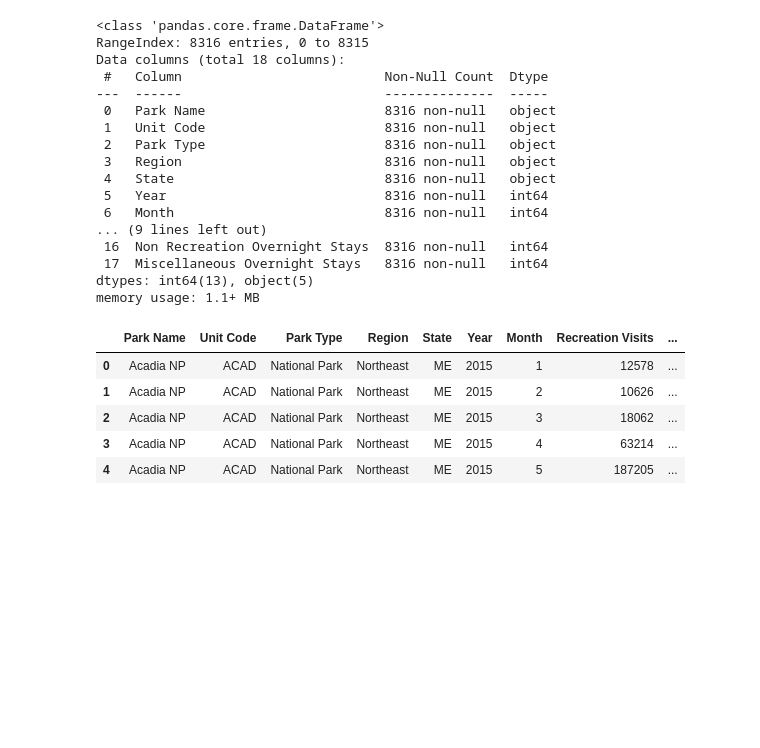
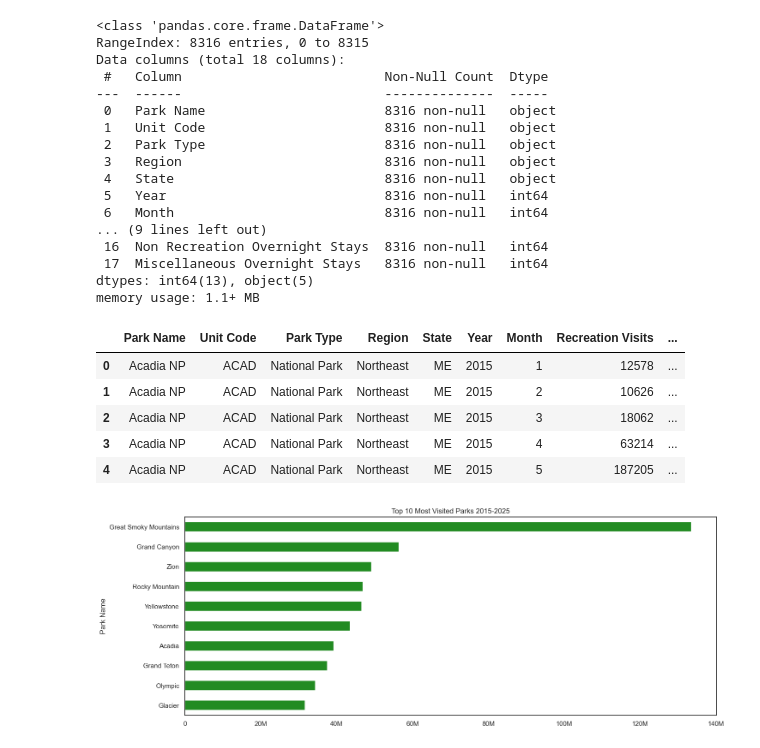
Before and after one commit to andreaycaceres/national-park-crowding-analysis, a Jupyter notebook: notebooks/visitation_data.ipynb, the cells around one changed output. Saved outputs shown, nothing was run; the diff lists cells and outputs as text; code cells hidden in the pictures; blank space fills up the shorter version.

Commit message:
finished intro, working on plots

```diff
--- a/notebooks/visitation_data.ipynb
+++ b/notebooks/visitation_data.ipynb
@@ -94,3 +97,18 @@ memory usage: 1.1+ MB
 # %%
 clean_visits = visits
 clean_visits.to_csv('../data/clean/visitation_data_clean.csv', index=False)
+# %%
+#top 10 parks by visitation numbers
+sns.set_theme(style="white", palette="Greens")
+park_vis = clean_visits.groupby('Park Name')['Recreation Visits'].sum()
+top_park_vis = park_vis.sort_values(ascending=False).head(10)
+top_park_vis.index = top_park_vis.index.str.replace(' NP', '', regex=False)
+plt.figure(figsize=(16,6))
+top_park_vis.sort_values().plot(kind='barh', color ='forestgreen')
+plt.title("Top 10 Most Visited Parks 2015-2025")
+plt.xlabel("Total Recreational Visits")
+ax = top_park_vis.sort_values().plot(kind='barh',color='forestgreen')
+ax.xaxis.set_major_formatter(FuncFormatter(lambda x, pos: '0' if x == 0 else f'{x/1e6:.0f}M'))
+plt.show()
+# %% [output]
+[figure, added]
```
Also changed, not shown: parts of 5 cells of this notebook, 2 other files.
